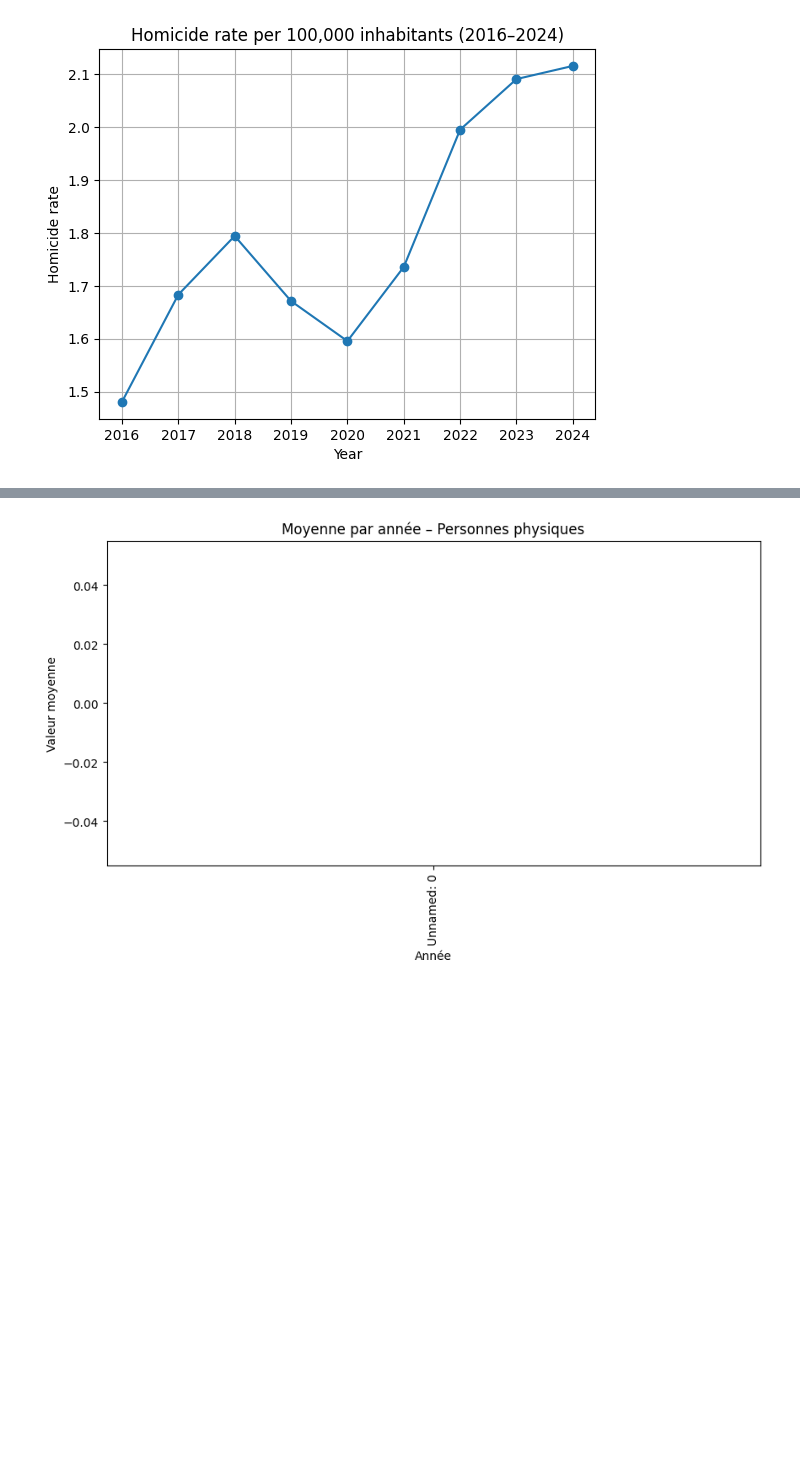
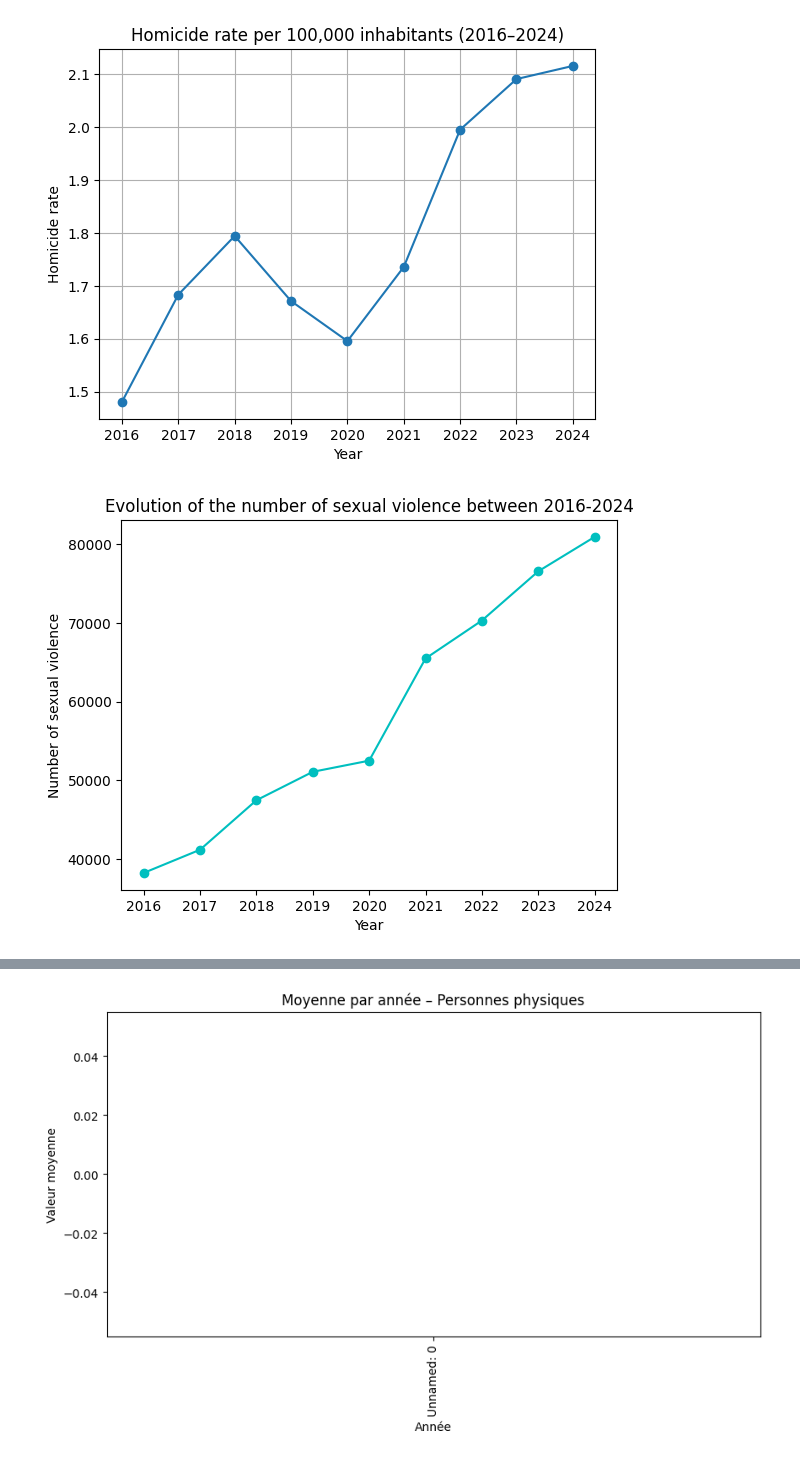
Before and after one commit to luciedum-dot/Intro-to-data-analysis-with-Python---Final-Project, a Jupyter notebook: Evolutions_of_Criminality_France_2016_2024.ipynb, the cells around one changed output, grey strips where cells are left out. Cells and saved outputs as stored; diff of their text form; code cells hidden in the pictures; blank space fills up the shorter version.

Commit message:
Sexual violence rate

```diff
--- a/Evolutions_of_Criminality_France_2016_2024.ipynb
+++ b/Evolutions_of_Criminality_France_2016_2024.ipynb
@@ -236,3 +236,12 @@ plt.grid(True)
 plt.show()
 # %% [output]
 [figure]
+# %%
+#Plot the absolute evolution of sexual violence to vizualize the trend
+plt.plot(df_total['Année'], df_total['Violences sexuelles'], '-oc')
+plt.title("Evolution of the number of sexual violence between 2016-2024")
+plt.xlabel("Year")
+plt.ylabel("Number of sexual violence")
+plt.show()
+# %% [output]
+[figure, added]
```
Also changed, not shown: parts of 3 cells of this notebook.
